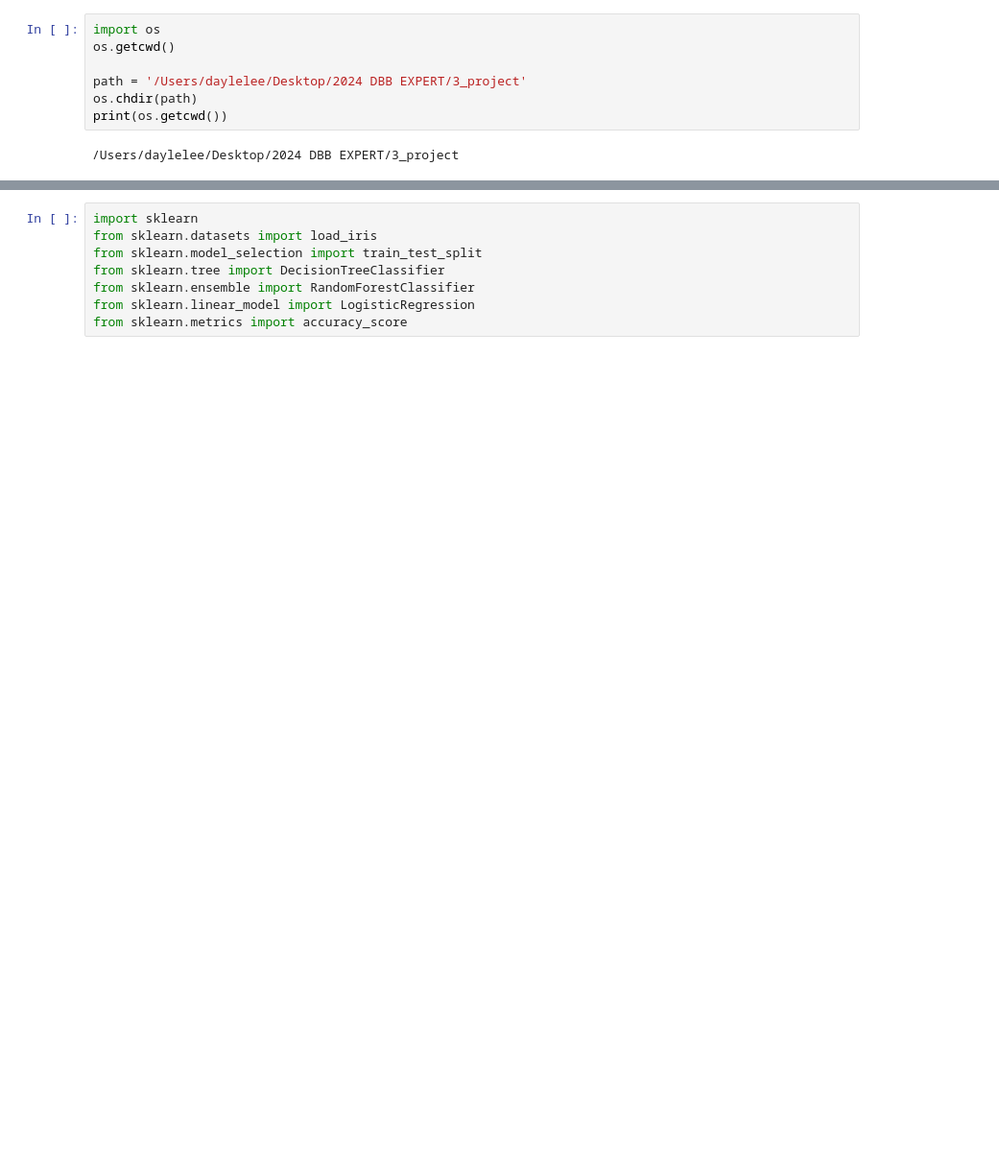
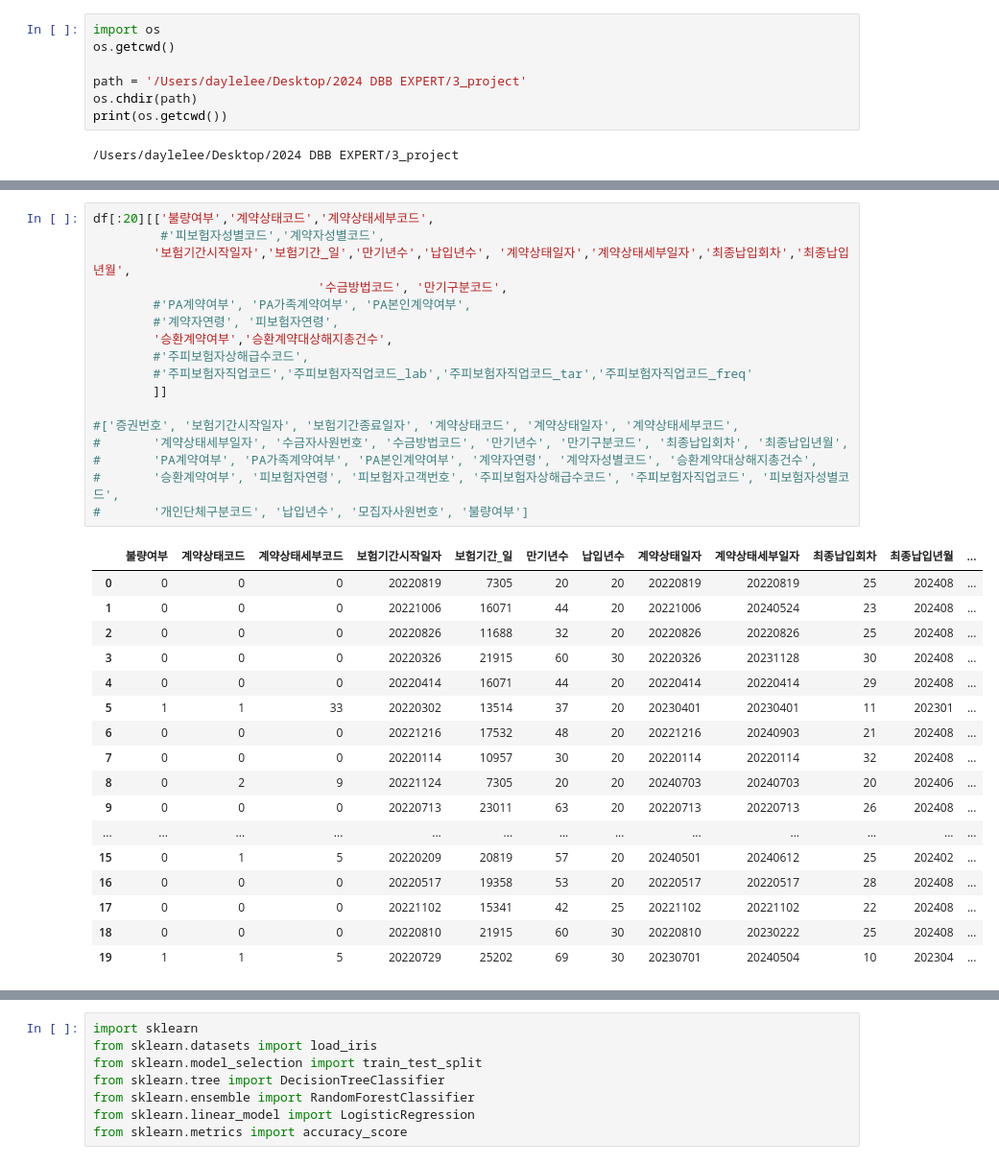
Before and after one commit to dhlee23/DBB-Expert, a Jupyter notebook: db_notes/DBB_final.ipynb, the cells around one changed output, grey strips where cells are left out. Shown: that part at 96% size. Saved outputs shown, nothing was run; the diff lists cells and outputs as text; blank space fills up the shorter version.

```diff
--- a/db_notes/DBB_final.ipynb
+++ b/db_notes/DBB_final.ipynb
@@ -43,0 +120,35 @@ print("15회차이전 해지계약건수 :", len(set(df[df['불량여부']==1]['
+# %%
+df[:20][['불량여부','계약상태코드','계약상태세부코드',
+         #'피보험자성별코드','계약자성별코드',
+        '보험기간시작일자','보험기간_일','만기년수','납입년수', '계약상태일자','계약상태세부일자','최종납입회차','최종납입년월',
+                              '수금방법코드', '만기구분코드',
+        #'PA계약여부', 'PA가족계약여부', 'PA본인계약여부',
+        #'계약자연령', '피보험자연령',
+        '승환계약여부','승환계약대상해지총건수',
+        #'주피보험자상해급수코드',
+        #'주피보험자직업코드','주피보험자직업코드_lab','주피보험자직업코드_tar','주피보험자직업코드_freq'
+        ]]
+
+#['증권번호', '보험기간시작일자', '보험기간종료일자', '계약상태코드', '계약상태일자', '계약상태세부코드',
+#       '계약상태세부일자', '수금자사원번호', '수금방법코드', '만기년수', '만기구분코드', '최종납입회차', '최종납입년월',
+#       'PA계약여부', 'PA가족계약여부', 'PA본인계약여부', '계약자연령', '계약자성별코드', '승환계약대상해지총건수',
+#       '승환계약여부', '피보험자연령', '피보험자고객번호', '주피보험자상해급수코드', '주피보험자직업코드', '피보험자성별코드',
+#       '개인단체구분코드', '납입년수', '모집자사원번호', '불량여부']
+# %% [output]
+|  | 불량여부 | 계약상태코드 | 계약상태세부코드 | 보험기간시작일자 | 보험기간_일 | 만기년수 | 납입년수 | 계약상태일자 | 계약상태세부일자 | 최종납입회차 | 최종납입년월 | ... |
+| 0 | 0 | 0 | 0 | 20220819 | 7305 | 20 | 20 | 20220819 | 20220819 | 25 | 202408 | ... |
+| 1 | 0 | 0 | 0 | 20221006 | 16071 | 44 | 20 | 20221006 | 20240524 | 23 | 202408 | ... |
+| 2 | 0 | 0 | 0 | 20220826 | 11688 | 32 | 20 | 20220826 | 20220826 | 25 | 202408 | ... |
+| 3 | 0 | 0 | 0 | 20220326 | 21915 | 60 | 30 | 20220326 | 20231128 | 30 | 202408 | ... |
+| 4 | 0 | 0 | 0 | 20220414 | 16071 | 44 | 20 | 20220414 | 20220414 | 29 | 202408 | ... |
+| 5 | 1 | 1 | 33 | 20220302 | 13514 | 37 | 20 | 20230401 | 20230401 | 11 | 202301 | ... |
+| 6 | 0 | 0 | 0 | 20221216 | 17532 | 48 | 20 | 20221216 | 20240903 | 21 | 202408 | ... |
+| 7 | 0 | 0 | 0 | 20220114 | 10957 | 30 | 20 | 20220114 | 20220114 | 32 | 202408 | ... |
+| 8 | 0 | 2 | 9 | 20221124 | 7305 | 20 | 20 | 20240703 | 20240703 | 20 | 202406 | ... |
+| 9 | 0 | 0 | 0 | 20220713 | 23011 | 63 | 20 | 20220713 | 20220713 | 26 | 202408 | ... |
+| ... | ... | ... | ... | ... | ... | ... | ... | ... | ... | ... | ... | ... |
+| 15 | 0 | 1 | 5 | 20220209 | 20819 | 57 | 20 | 20240501 | 20240612 | 25 | 202402 | ... |
+| 16 | 0 | 0 | 0 | 20220517 | 19358 | 53 | 20 | 20220517 | 20220517 | 28 | 202408 | ... |
+| 17 | 0 | 0 | 0 | 20221102 | 15341 | 42 | 25 | 20221102 | 20221102 | 22 | 202408 | ... |
+| 18 | 0 | 0 | 0 | 20220810 | 21915 | 60 | 30 | 20220810 | 20230222 | 25 | 202408 | ... |
+| 19 | 1 | 1 | 5 | 20220729 | 25202 | 69 | 30 | 20230701 | 20240504 | 10 | 202304 | ... |
```
Also changed, not shown: parts of 21 cells of this notebook.
